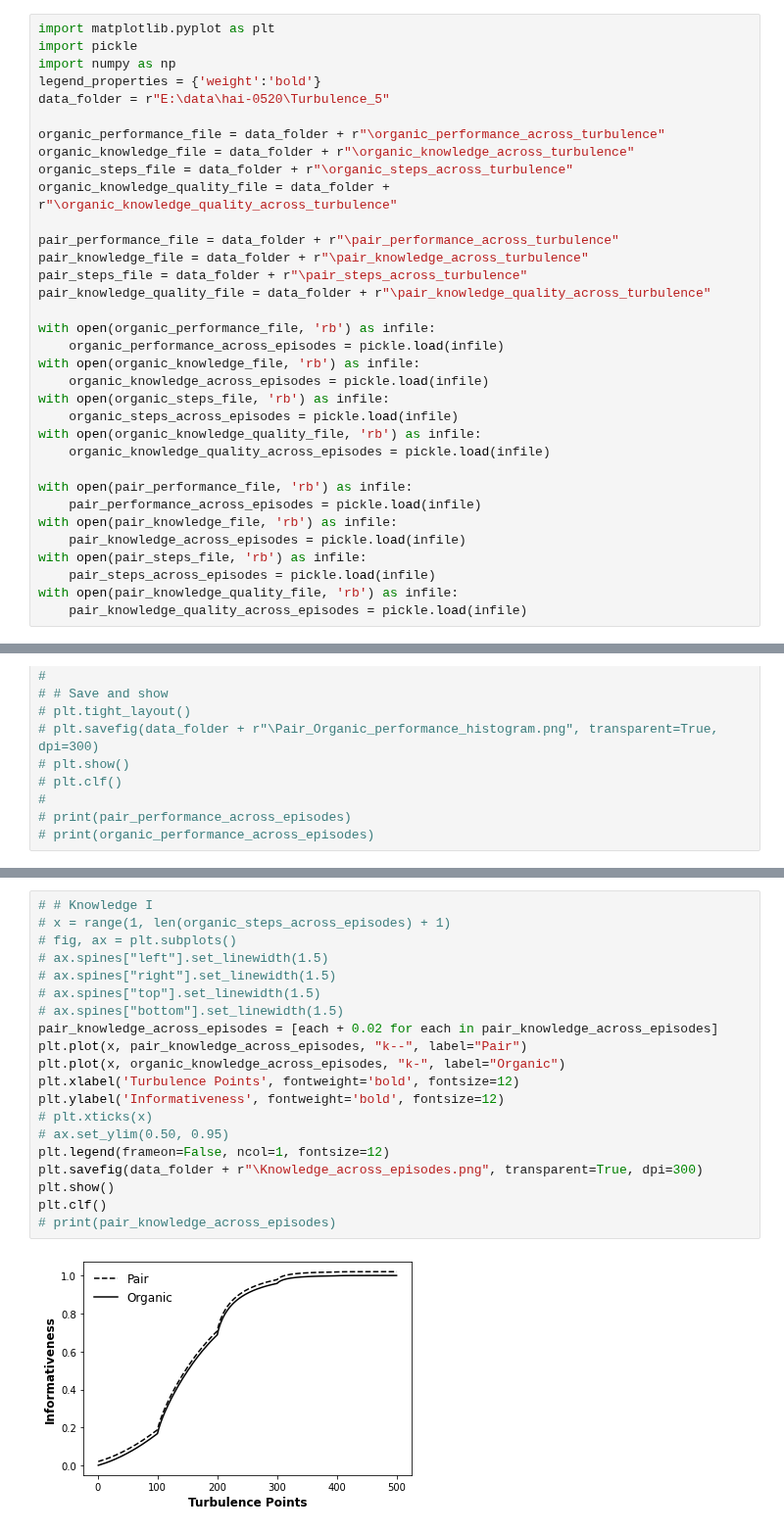
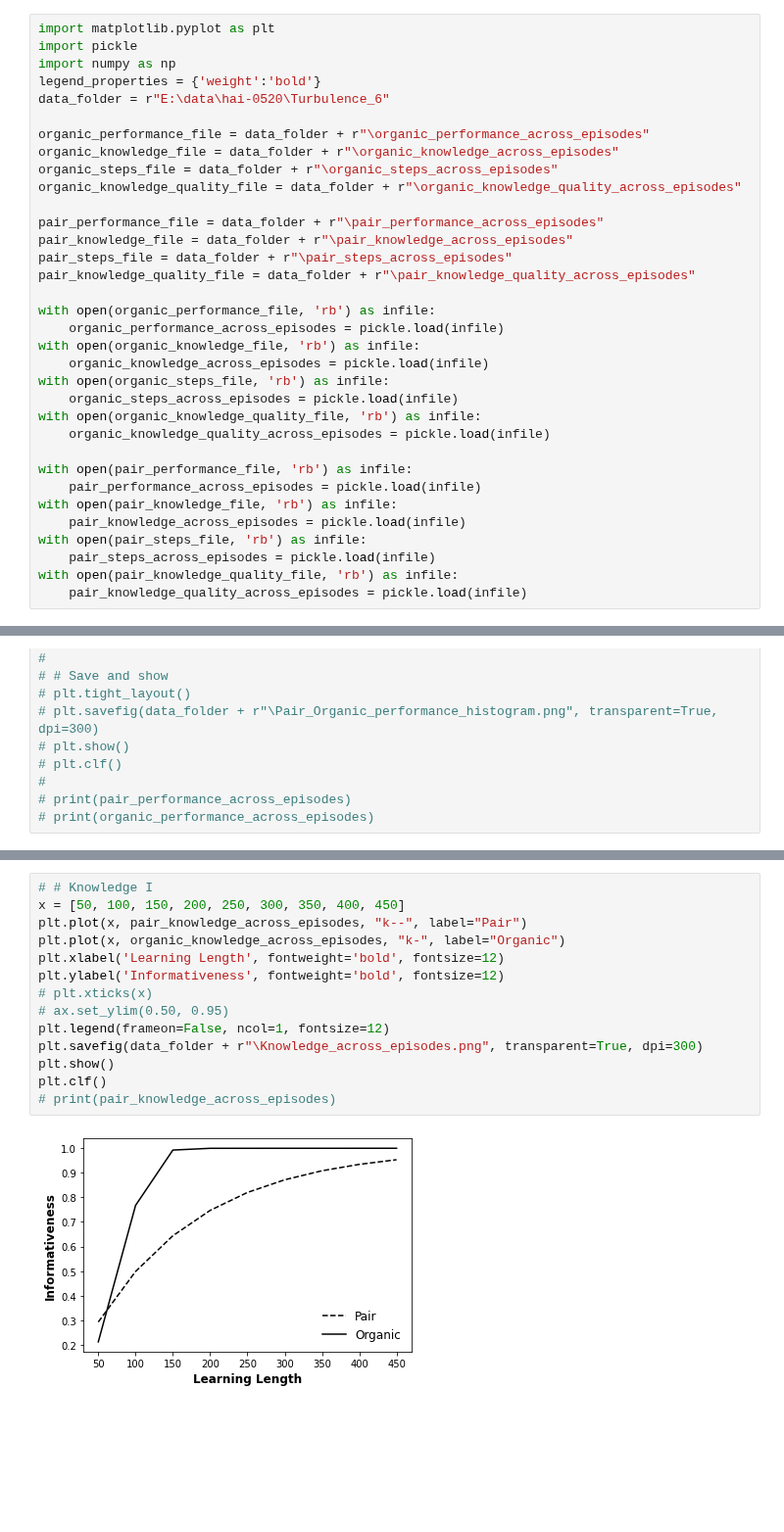
Before and after one commit to GrandJune/HAI, a Jupyter notebook: Turbulence/Results.ipynb, the cells around one changed output, grey strips where cells are left out. Shown at 98% size. Saved outputs shown, nothing was run; the diff lists cells and outputs as text; blank space fills up the shorter version.

```diff
--- a/Turbulence/Results.ipynb
+++ b/Turbulence/Results.ipynb
@@ -3,17 +3,17 @@ import matplotlib.pyplot as plt
 import pickle
 import numpy as np
 legend_properties = {'weight':'bold'}
-data_folder = r"E:\data\hai-0520\Turbulence_5"
+data_folder = r"E:\data\hai-0520\Turbulence_6"
 
-organic_performance_file = data_folder + r"\organic_performance_across_turbulence"
-organic_knowledge_file = data_folder + r"\organic_knowledge_across_turbulence"
-organic_steps_file = data_folder + r"\organic_steps_across_turbulence"
-organic_knowledge_quality_file = data_folder + r"\organic_knowledge_quality_across_turbulence"
+organic_performance_file = data_folder + r"\organic_performance_across_episodes"
+organic_knowledge_file = data_folder + r"\organic_knowledge_across_episodes"
+organic_steps_file = data_folder + r"\organic_steps_across_episodes"
+organic_knowledge_quality_file = data_folder + r"\organic_knowledge_quality_across_episodes"
 
-pair_performance_file = data_folder + r"\pair_performance_across_turbulence"
-pair_knowledge_file = data_folder + r"\pair_knowledge_across_turbulence"
-pair_steps_file = data_folder + r"\pair_steps_across_turbulence"
-pair_knowledge_quality_file = data_folder + r"\pair_knowledge_quality_across_turbulence"
+pair_performance_file = data_folder + r"\pair_performance_across_episodes"
+pair_knowledge_file = data_folder + r"\pair_knowledge_across_episodes"
+pair_steps_file = data_folder + r"\pair_steps_across_episodes"
+pair_knowledge_quality_file = data_folder + r"\pair_knowledge_quality_across_episodes"
 
 with open(organic_performance_file, 'rb') as infile:
     organic_performance_across_episodes = pickle.load(infile)
@@ -118,25 +117,19 @@ plt.clf()
 <Figure size 432x288 with 0 Axes>
 # %%
 # # Knowledge I
-# x = range(1, len(organic_steps_across_episodes) + 1)
-# fig, ax = plt.subplots()
-# ax.spines["left"].set_linewidth(1.5)
-# ax.spines["right"].set_linewidth(1.5)
-# ax.spines["top"].set_linewidth(1.5)
-# ax.spines["bottom"].set_linewidth(1.5)
-pair_knowledge_across_episodes = [each + 0.02 for each in pair_knowledge_across_episodes]
+x = [50, 100, 150, 200, 250, 300, 350, 400, 450]
 plt.plot(x, pair_knowledge_across_episodes, "k--", label="Pair")
 plt.plot(x, organic_knowledge_across_episodes, "k-", label="Organic")
-plt.xlabel('Turbulence Points', fontweight='bold', fontsize=12)
+plt.xlabel('Learning Length', fontweight='bold', fontsize=12)
 plt.ylabel('Informativeness', fontweight='bold', fontsize=12)
 # plt.xticks(x)
 # ax.set_ylim(0.50, 0.95)
 plt.legend(frameon=False, ncol=1, fontsize=12)
 plt.savefig(data_folder + r"\Knowledge_across_episodes.png", transparent=True, dpi=300)
 plt.show()
 plt.clf()
 # print(pair_knowledge_across_episodes)
 # %% [output]
-[figure, old version]
+[figure, new version]
 <Figure size 432x288 with 0 Axes>
 # %%
```
Also changed, not shown: parts of 3 cells of this notebook, 11 other files.
